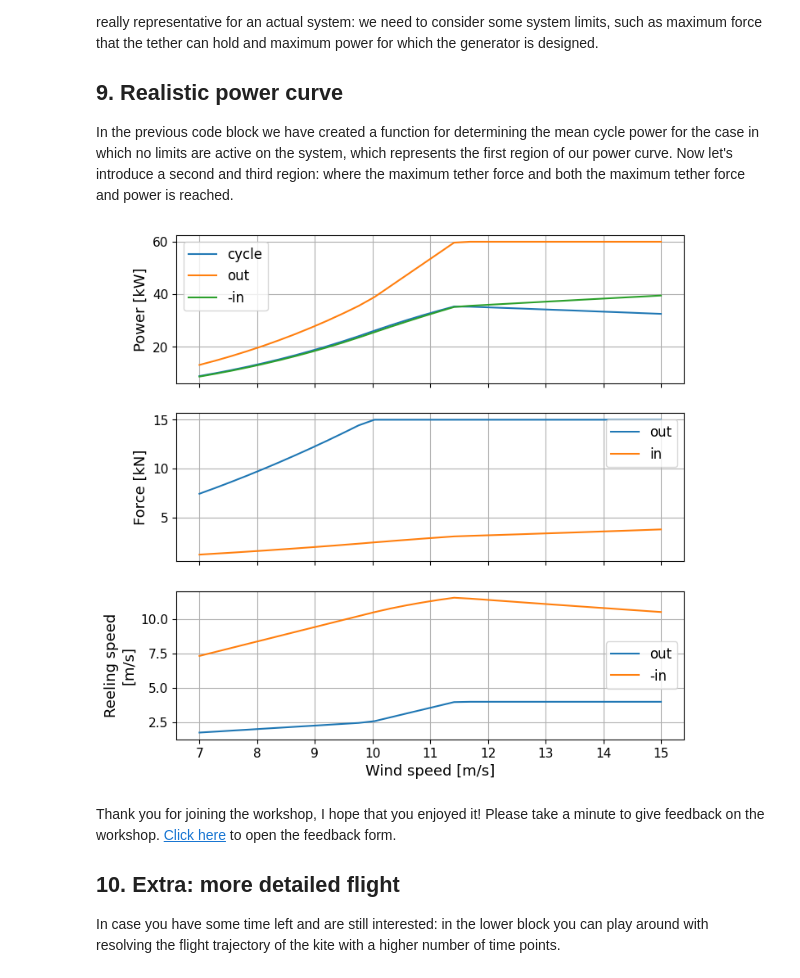
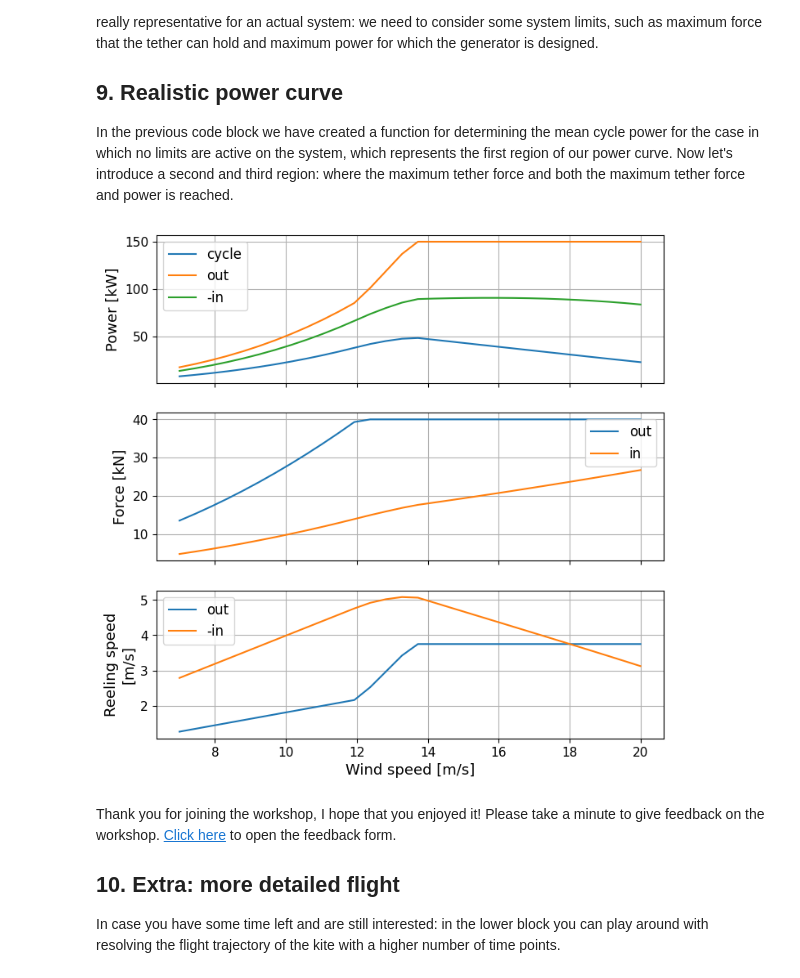
Before and after one commit to awecourse/workshop, a Jupyter notebook: awe_workshop.ipynb, the cells around one changed output. Drawn from its saved outputs; the diff is of its cells as text; code cells hidden in the pictures.

```diff
--- a/awe_workshop.ipynb
+++ b/awe_workshop.ipynb
@@ -315,14 +323,16 @@ def objective_function(x):
     # The decision vector x, over which is minimized, consists of the reel-out and reel-in factor.
     rf_out = x[0]
     rf_in = x[1]
-    mcp = calc_mean_cycle_power(rf_out, rf_in, sys_props_out, sys_props_in)[0]  # Call the previously defined function.
+    kite_state_out["speed_radial"] = sys_model.wind.speed_wind_ref * rf_out
+    kite_state_in["speed_radial"] = sys_model.wind.speed_wind_ref * rf_in
+    mcp = calc_mean_cycle_power(kite_state_out=kite_state_out, kite_state_in=kite_state_in)[0]  # Call the previously defined function.
     return -mcp  # Maximizing the mean cycle power is equivalent to minimizing its negate.
 
 # Configure optimization problem.
 starting_point = (.22, -1)  # Initial values of the reel-out and reel-in factor, respectively.
 bounds = (
-    (0., 1.),  # Lower and upper bound for the reel-out factor.
-    (-2., -.5),  # Lower and upper bound for the reel-in factor.
+    (0.01, 0.4),  # Lower and upper bound for the reel-out factor.
+    (-.4, -.01),  # Lower and upper bound for the reel-in factor.
 )
 # Perform optimization.
 optimization_result = minimize(objective_function, starting_point, bounds=bounds, method='SLSQP')
@@ -357,7 +367,9 @@ mean_cycle_power = np.zeros(n_reeling_factors)
 
 # Iterate over the reel-out factors and calculate corresponding mean cycle power.
 for i, rf_out in enumerate(reel_out_factors):
-    mean_cycle_power[i] = calc_mean_cycle_power(rf_out, rf_in_opt, sys_props_out, sys_props_in)[0]
+    kite_state_out["speed_radial"] = sys_model.wind.speed_wind_ref * rf_out
+    kite_state_in["speed_radial"] = sys_model.wind.speed_wind_ref * rf_in_opt
+    mean_cycle_power[i] = calc_mean_cycle_power(kite_state_out=kite_state_out, kite_state_in=kite_state_in)[0]
 
 # Plot the mean cycle power w.r.t. the reel-out factor.
 plt.figure(figsize=(7,4))
@@ -369,14 +381,16 @@ plt.legend()
 plt.grid()
 
 # Vary the reel-in factor around the optimal point.
-reel_in_factors = np.linspace(-2., -0.5, n_reeling_factors)
+reel_in_factors = np.linspace(-1., -0.01, n_reeling_factors)
 
 # Create array to which we will save our results.
 mean_cycle_power = np.zeros(n_reeling_factors)
 
 # Iterate over the reel-in factors and calculate corresponding mean cycle power.
 for i, rf_in in enumerate(reel_in_factors):
-    mean_cycle_power[i] = calc_mean_cycle_power(rf_out_opt, rf_in, sys_props_out, sys_props_in)[0]
+    kite_state_out["speed_radial"] = sys_model.wind.speed_wind_ref * rf_out_opt
+    kite_state_in["speed_radial"] = sys_model.wind.speed_wind_ref * rf_in
+    mean_cycle_power[i] = calc_mean_cycle_power(kite_state_out=kite_state_out, kite_state_in=kite_state_in)[0]
 
 # Plot the mean cycle power w.r.t. the reel-in factor.
 plt.figure(figsize=(7,4))
@@ -494,28 +517,41 @@ Is the power curve that we obtained realistic? What happens if we evaluate the p
 In the previous code block we have created a function for determining the mean cycle power for the case in which no limits are active on the system, which represents the first region of our power curve. Now let's introduce a second and third region: where the maximum tether force and both the maximum tether force and power is reached.
 # %%
 # System limits.
-tether_force_limit = 15000  # [N]
-power_limit = 60000  # [W]
+tether_force_limit = 40000  # [N]
+power_limit = 150000  # [W]
 
 # Determine cycle performance indicators for the maximum tether force limit case. The reel-out factor is set by the
 # tether force limit and is not part of the decision variable anymore.
 def calc_mean_cycle_power_region2(rf_in, v_wind):
     # Set wind speed.
-    env_state.set_reference_wind_speed(v_wind)
+    wind = Wind(speed_wind_ref=v_wind, wind_model='uniform')
+    sys_model = SystemModel(
+        wind_model=wind,
+        kite=kite,
+        tether=tether,
+        quasi_steady=True
+    )
 
-    # Determine steady state for reel-out.
-    ss_out = SteadyState()
-    ss_out.control_settings = ('tether_force_ground', tether_force_limit)  # Use the tether force as a control setting.
-    ss_out.find_state(sys_props_out, env_state, kite_position_out)
-    p_out = ss_out.power_ground
-    v_out = ss_out.reeling_speed
+    kite_state_out["tension_tether_ground"] = tether_force_limit
+    # The tether force limit fully specifies the reel-out parameters and are independent of the wind speed
+    qs_state_out = solve_qs_state(
+                model=sys_model,
+                state=kite_state_out,
+                unknown_vars=['speed_radial',
+                              "speed_tangential",
+                              "input_steering"]
+            )
+    p_out = qs_state_out.tension_tether_ground * qs_state_out.speed_radial
+    v_out = qs_state_out.speed_radial
 
     # Determine steady state for reel-in.
-    ss_in = SteadyState()
-    ss_in.control_settings = ('reeling_factor', rf_in)
-    ss_in.find_state(sys_props_in, env_state, kite_position_in)
-    p_in = ss_in.power_ground
-    v_in = -ss_in.reeling_speed
+    kite_state_in["speed_radial"] = sys_model.wind.speed_wind_ref * rf_in
+    qs_state_in = solve_qs_state(
+                model=sys_model,
+                state=kite_state_in,
+            )
+    p_in = qs_state_in.tension_tether_ground * qs_state_in.speed_radial
+    v_in = -qs_state_in.speed_radial
 
     # Calculate mean cycle power from reel-out and reel-in steady state solutions.
     mean_cycle_power = (p_out/v_out + p_in/v_in) * v_out*v_in/(v_out + v_in)
@@ -527,7 +563,7 @@ def calc_mean_cycle_power_region2(rf_in, v_wind):
         'tether_force_out': tether_force_limit,
         'speed_reel_out': v_out,
         'power_reel_in': p_in,
-        'tether_force_in': ss_in.tether_force_ground,
+        'tether_force_in': qs_state_in.tension_tether_ground,
         'speed_reel_in': v_in,
     }
     return result
@@ -540,7 +576,13 @@ def obj_fun_region2(x, v_wind):
 # Determine cycle performance indicators for the maximum tether force and power limit case.
 def calc_mean_cycle_power_region3(rf_in, v_wind):
     # Set wind speed.
-    env_state.set_reference_wind_speed(v_wind)
+    wind = Wind(speed_wind_ref=v_wind, wind_model='uniform')
+    sys_model = SystemModel(
+        wind_model=wind,
+        kite=kite,
+        tether=tether,
+        quasi_steady=True
+    )
 
     # The tether force and power limit fully specify the reel-out parameters and are independent of the wind speed.
     p_out = power_limit
@@ -548,12 +590,13 @@ def calc_mean_cycle_power_region3(rf_in, v_wind):
     v_out = p_out/f_out
 
     # Determine steady state for reel-in.
-    ss_in = SteadyState()
-    ss_in.control_settings = ('reeling_factor', rf_in)
-    ss_in.find_state(sys_props_in, env_state, kite_position_in)
-    p_in = ss_in.power_ground
-    f_in = ss_in.tether_force_ground
-    v_in = -ss_in.reeling_speed
+    kite_state_in["speed_radial"] = sys_model.wind.speed_wind_ref * rf_in
+    qs_state_in = solve_qs_state(
+                model=sys_model,
+                state=kite_state_in,
+            )
+    p_in = qs_state_in.tension_tether_ground * qs_state_in.speed_radial
+    v_in = -qs_state_in.speed_radial
 
     # Calculate mean cycle power from reel-out and reel-in steady state solutions.
     mean_cycle_power = (p_out/v_out + p_in/v_in) * v_out*v_in/(v_out + v_in)
@@ -565,7 +608,7 @@ def calc_mean_cycle_power_region3(rf_in, v_wind):
         'tether_force_out': f_out,
         'speed_reel_out': v_out,
         'power_reel_in': p_in,
-        'tether_force_in': ss_in.tether_force_ground,
+        'tether_force_in': qs_state_in.tension_tether_ground,
         'speed_reel_in': v_in,
     }
     return result
@@ -576,11 +619,11 @@ def obj_fun_region3(x, v_wind):
     return -mcp
 
 # Configure optimization problem.
-starting_point = (1/3., -1)
+starting_point = (0.2, -0.2)
 
 # Repeat optimizations for a range of wind speeds.
 n_wind_speeds = 30
-winds_speeds = np.linspace(7, 15, n_wind_speeds)
+winds_speeds = np.linspace(7, 20, n_wind_speeds)
 
 # Create arrays to which we will save our results.
 mean_cycle_power = np.zeros(n_wind_speeds)
@@ -592,7 +635,7 @@ for i, v_wind in enumerate(winds_speeds):
     # Check which region is active, perform the relevant optimization, and get the result dictionary for the
     # optimal point.
     if i_region == 0:
-        bounds = ((.1, 1.), (-2., -.5))
+        bounds = ((.01, 0.3), (-0.6, -0.01))
         res = minimize(obj_fun_region1, starting_point, bounds=bounds, method='SLSQP', args=(v_wind,))
         performance_dict = calc_mean_cycle_power_region1(res['x'][0], res['x'][1], v_wind)
         # If the tether force limit is exceeded, proceed to the next region.
@@ -600,7 +643,7 @@ for i, v_wind in enumerate(winds_speeds):
             i_region = 1
             starting_point = (res['x'][1],)
     if i_region == 1:
-        bounds = ((-2., -.5),)
+        bounds = ((-2, -0.01),)
         res = minimize(obj_fun_region2, starting_point, bounds=bounds, method='SLSQP', args=(v_wind,))
         performance_dict = calc_mean_cycle_power_region2(res['x'][0], v_wind)
         # If the power limit is exceeded, proceed to the next region.
@@ -614,34 +657,34 @@ for i, v_wind in enumerate(winds_speeds):
     # Update the result arrays.
     mean_cycle_power[i] = performance_dict['mean_cycle_power']
     power_out[i] = performance_dict['power_reel_out']
     force_out[i] = performance_dict['tether_force_out']
     speed_out[i] = performance_dict['speed_reel_out']
     power_in[i] = performance_dict['power_reel_in']
     force_in[i] = performance_dict['tether_force_in']
     speed_in[i] = performance_dict['speed_reel_in']
     starting_point = res['x']
 
 # Plot power curve.
 fig, ax = plt.subplots(3, 1, sharex=True, figsize=(8,8))
 ax[0].plot(winds_speeds, mean_cycle_power*1e-3, label="cycle")
 ax[0].plot(winds_speeds, power_out*1e-3, label="out")
 ax[0].plot(winds_speeds, -power_in*1e-3, label="-in")
 ax[0].legend()
 ax[1].plot(winds_speeds, force_out*1e-3, label="out")
 ax[1].plot(winds_speeds, force_in*1e-3, label="in")
 ax[1].legend()
 ax[2].plot(winds_speeds, speed_out, label="out")
 ax[2].plot(winds_speeds, speed_in, label="-in")
 ax[2].legend()
 
 ax[0].set_ylabel('Power [kW]')
 ax[1].set_ylabel('Force [kN]')
 ax[2].set_ylabel('Reeling speed\n[m/s]')
 ax[2].set_xlabel('Wind speed [m/s]')
 
 for a in ax: a.grid()
 # %% [output]
-[figure, old version]
+[figure, new version]
 # %% [markdown]
 Thank you for joining the workshop, I hope that you enjoyed it! Please take a minute to give feedback on the workshop. [Click here](https://docs.google.com/forms/d/e/1FAIpQLSen-pcbHG2a4kls6EONPkKxtgDshKIwKU7EY6aJ4BWSPtfXJA/viewform?usp=sf_link "Open feedback form") to open the feedback form.
 
```
Also changed, not shown: parts of 14 cells of this notebook, 9 other files.
